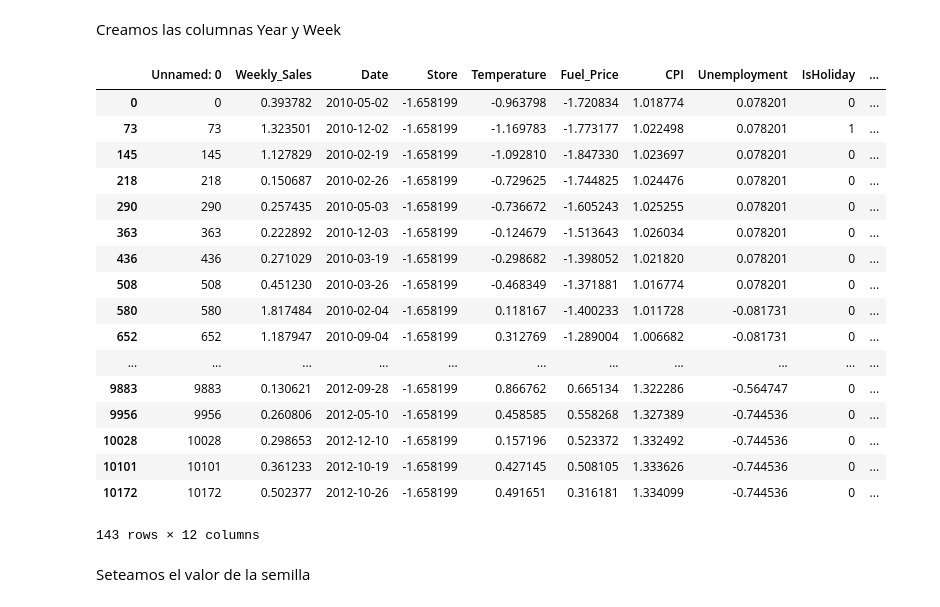
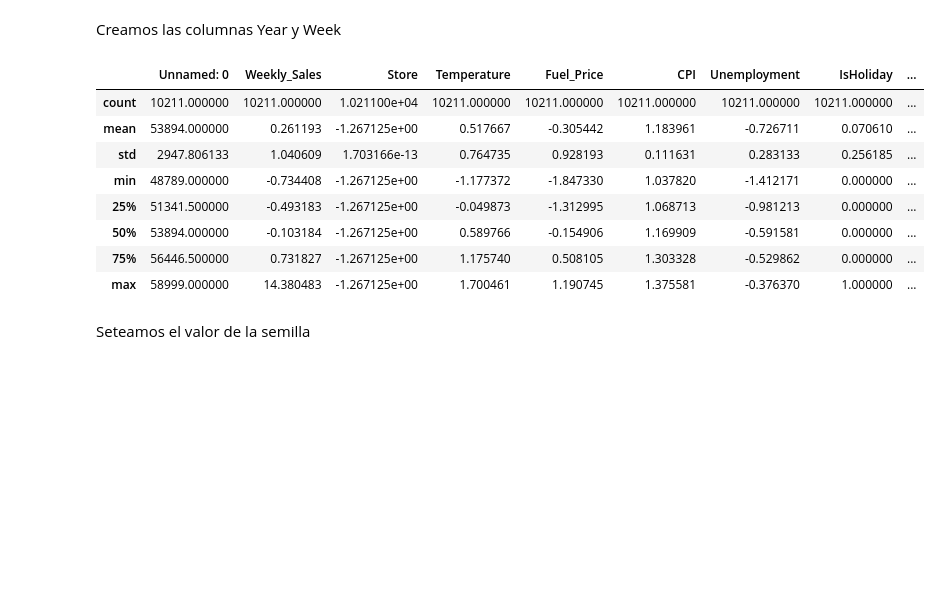
Before and after one commit to dbourdin/diplodatos-mentorias, a Jupyter notebook: AprendizajeSupervisado/retail_data_analytics.ipynb, the cells around one changed output. Saved outputs shown, nothing was run; the diff lists cells and outputs as text; code cells hidden in the pictures; blank space fills up the shorter version.

```diff
--- a/AprendizajeSupervisado/retail_data_analytics.ipynb
+++ b/AprendizajeSupervisado/retail_data_analytics.ipynb
@@ -150,3 +154,5 @@ sales_features.head(5)
+# %%
+store_sales = sales_features[sales_features.Store==sales_features['Store'].unique()[5]]
 # %% [markdown]
 Creamos las columnas Year y Week
 # %%
@@ -156,29 +162,20 @@ def set_row_year_and_week(row):
     row['Week'] = week
     return row
 # %%
-sales_features.drop_duplicates(subset=['Date', 'IsHoliday'], inplace=True)
-sales_features = sales_features.apply(set_row_year_and_week, axis=1)
+#sales_features.drop_duplicates(subset=['Date', 'IsHoliday'], inplace=True)
+sales_features = store_sales.apply(set_row_year_and_week, axis=1)
 # %%
-sales_features
+sales_features.describe()
 # %% [output]
-|  | Unnamed: 0 | Weekly_Sales | Date | Store | Temperature | Fuel_Price | CPI | Unemployment | IsHoliday | ... |
-| 0 | 0 | 0.393782 | 2010-05-02 | -1.658199 | -0.963798 | -1.720834 | 1.018774 | 0.078201 | 0 | ... |
-| 73 | 73 | 1.323501 | 2010-12-02 | -1.658199 | -1.169783 | -1.773177 | 1.022498 | 0.078201 | 1 | ... |
-| 145 | 145 | 1.127829 | 2010-02-19 | -1.658199 | -1.092810 | -1.847330 | 1.023697 | 0.078201 | 0 | ... |
-| 218 | 218 | 0.150687 | 2010-02-26 | -1.658199 | -0.729625 | -1.744825 | 1.024476 | 0.078201 | 0 | ... |
-| 290 | 290 | 0.257435 | 2010-05-03 | -1.658199 | -0.736672 | -1.605243 | 1.025255 | 0.078201 | 0 | ... |
-| 363 | 363 | 0.222892 | 2010-12-03 | -1.658199 | -0.124679 | -1.513643 | 1.026034 | 0.078201 | 0 | ... |
-| 436 | 436 | 0.271029 | 2010-03-19 | -1.658199 | -0.298682 | -1.398052 | 1.021820 | 0.078201 | 0 | ... |
-| 508 | 508 | 0.451230 | 2010-03-26 | -1.658199 | -0.468349 | -1.371881 | 1.016774 | 0.078201 | 0 | ... |
-| 580 | 580 | 1.817484 | 2010-02-04 | -1.658199 | 0.118167 | -1.400233 | 1.011728 | -0.081731 | 0 | ... |
-| 652 | 652 | 1.187947 | 2010-09-04 | -1.658199 | 0.312769 | -1.289004 | 1.006682 | -0.081731 | 0 | ... |
-| ... | ... | ... | ... | ... | ... | ... | ... | ... | ... | ... |
-| 9883 | 9883 | 0.130621 | 2012-09-28 | -1.658199 | 0.866762 | 0.665134 | 1.322286 | -0.564747 | 0 | ... |
-| 9956 | 9956 | 0.260806 | 2012-05-10 | -1.658199 | 0.458585 | 0.558268 | 1.327389 | -0.744536 | 0 | ... |
-| 10028 | 10028 | 0.298653 | 2012-12-10 | -1.658199 | 0.157196 | 0.523372 | 1.332492 | -0.744536 | 0 | ... |
-| 10101 | 10101 | 0.361233 | 2012-10-19 | -1.658199 | 0.427145 | 0.508105 | 1.333626 | -0.744536 | 0 | ... |
-| 10172 | 10172 | 0.502377 | 2012-10-26 | -1.658199 | 0.491651 | 0.316181 | 1.334099 | -0.744536 | 0 | ... |
+|  | Unnamed: 0 | Weekly_Sales | Store | Temperature | Fuel_Price | CPI | Unemployment | IsHoliday | ... |
+| count | 10211.000000 | 10211.000000 | 1.021100e+04 | 10211.000000 | 10211.000000 | 10211.000000 | 10211.000000 | 10211.000000 | ... |
+| mean | 53894.000000 | 0.261193 | -1.267125e+00 | 0.517667 | -0.305442 | 1.183961 | -0.726711 | 0.070610 | ... |
+| std | 2947.806133 | 1.040609 | 1.703166e-13 | 0.764735 | 0.928193 | 0.111631 | 0.283133 | 0.256185 | ... |
+| min | 48789.000000 | -0.734408 | -1.267125e+00 | -1.177372 | -1.847330 | 1.037820 | -1.412171 | 0.000000 | ... |
+| 25% | 51341.500000 | -0.493183 | -1.267125e+00 | -0.049873 | -1.312995 | 1.068713 | -0.981213 | 0.000000 | ... |
+| 50% | 53894.000000 | -0.103184 | -1.267125e+00 | 0.589766 | -0.154906 | 1.169909 | -0.591581 | 0.000000 | ... |
+| 75% | 56446.500000 | 0.731827 | -1.267125e+00 | 1.175740 | 0.508105 | 1.303328 | -0.529862 | 0.000000 | ... |
+| max | 58999.000000 | 14.380483 | -1.267125e+00 | 1.700461 | 1.190745 | 1.375581 | -0.376370 | 1.000000 | ... |
-143 rows × 12 columns
 # %% [markdown]
 Seteamos el valor de la semilla
 # %%
```
Also changed, not shown: parts of 8 cells of this notebook.
